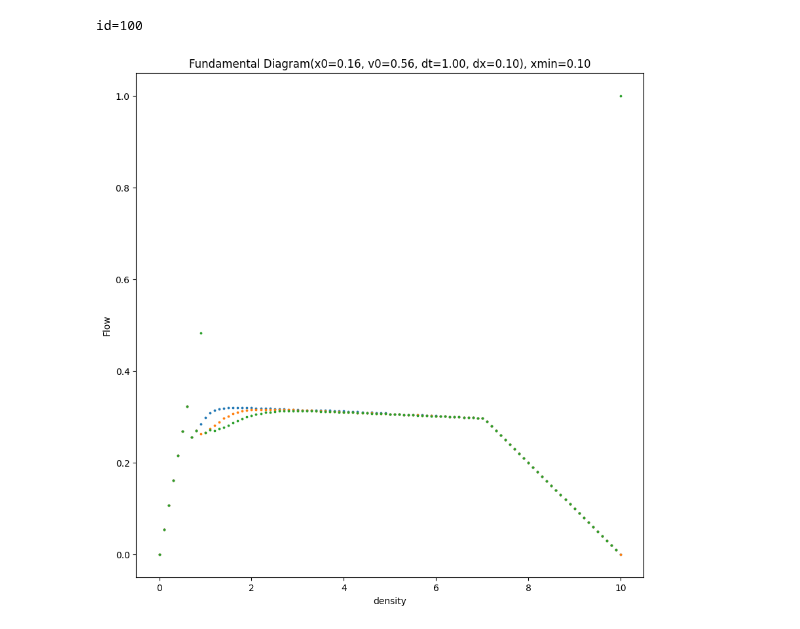
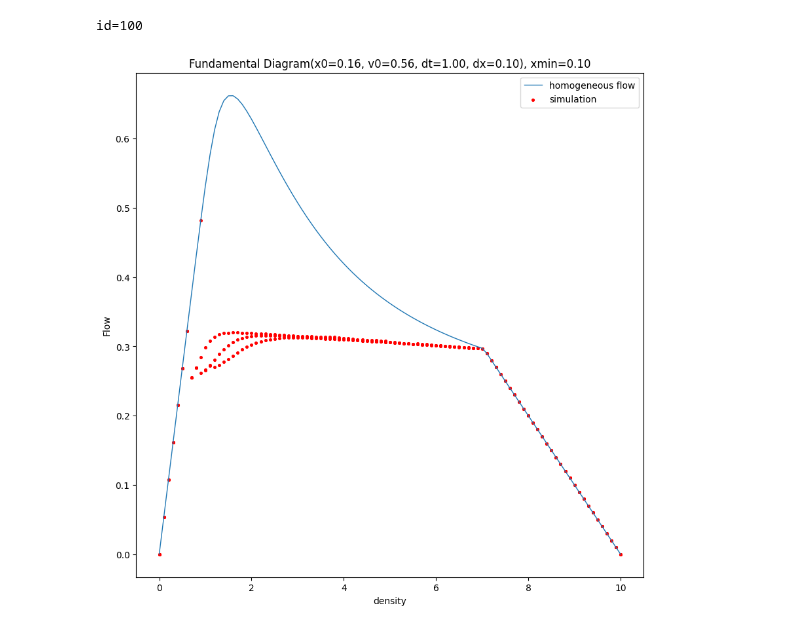
Before and after one commit to tt6-mzn/s2s-OV-model, a Jupyter notebook: ds2s-OV/022.ipynb, the cells around one changed output. Cells and saved outputs as stored; diff of their text form; code cells hidden in the pictures.

```diff
--- a/ds2s-OV/022.ipynb
+++ b/ds2s-OV/022.ipynb
@@ -165,21 +165,23 @@ id=100
 # %%
 plt.figure(figsize=(10, 10))
 plt.xlabel("density")
 plt.ylabel("Flow")
 plt.title(
 	"Fundamental Diagram"
 	+ "(x0={:.2f}, v0={:.2f}, dt={:.2f}, dx={:.2f}), xmin={:.2f}"
 		.format(x_0, v_0, dt, dx, x_min)
 )
+plt.plot(density_trivial, flow_trivial, label="homogeneous flow", linewidth=1)
 density = [js["density"] for js in data1.values()]
 flow = [js["flow"]["{ni} {nf}"] for js in data1.values()]
-plt.scatter(density, flow, s=3)
-density = [js["density"] for js in data2.values()]
-flow = [js["flow"]["{ni} {nf}"] for js in data2.values()]
-plt.scatter(density, flow, s=3)
-density = [js["density"] for js in data3.values()]
-flow = [js["flow"]["{ni} {nf}"] for js in data3.values()]
-plt.scatter(density, flow, s=3)
+# plt.scatter(density, flow, s=3)
+density += [js["density"] for js in data2.values()]
+flow += [js["flow"]["{ni} {nf}"] for js in data2.values()]
+# plt.scatter(density, flow, s=3)
+density += [js["density"] for js in data3.values()]
+flow += [js["flow"]["{ni} {nf}"] for js in data3.values()]
+plt.scatter(density, flow, s=7, c="red", label="simulation")
+plt.legend()
 plt.show()
 # %% [output]
-[figure, old version]
+[figure, new version]
```
Also changed, not shown: parts of 1 cell of this notebook.
